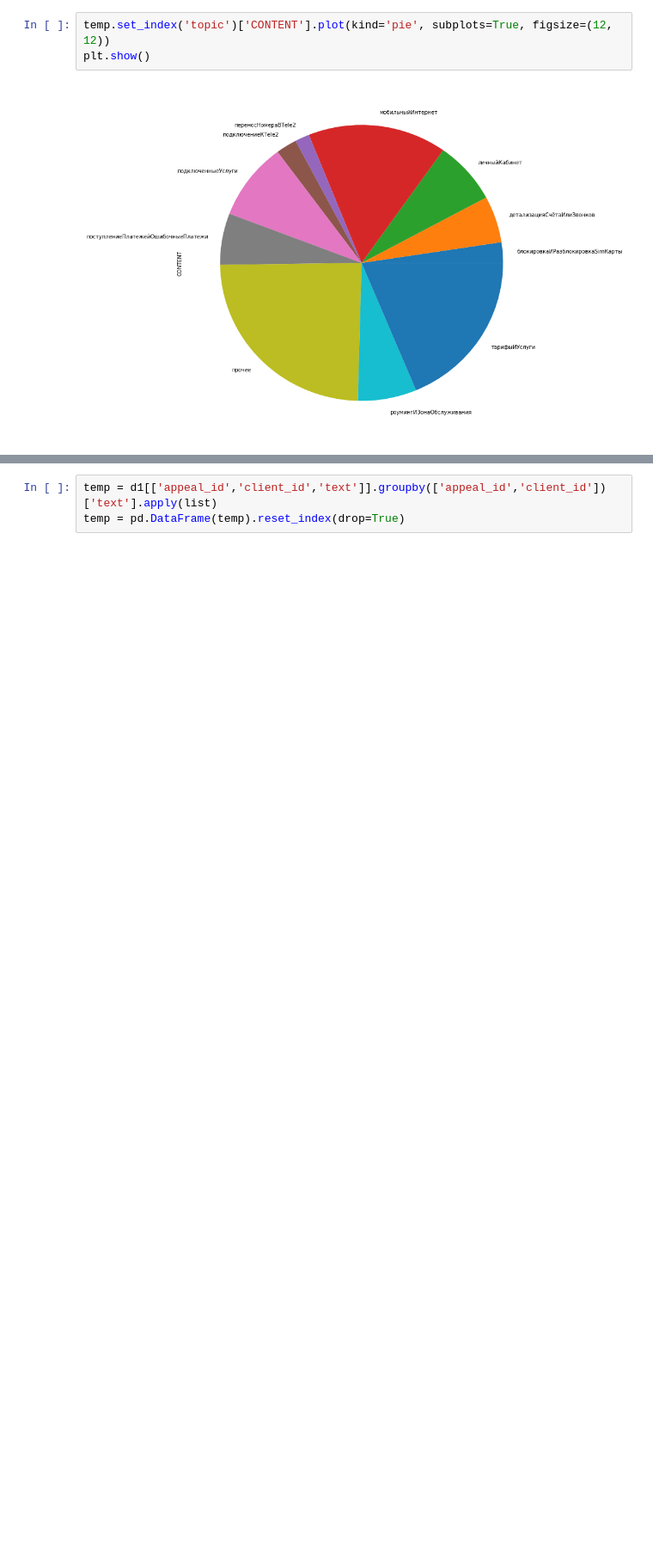
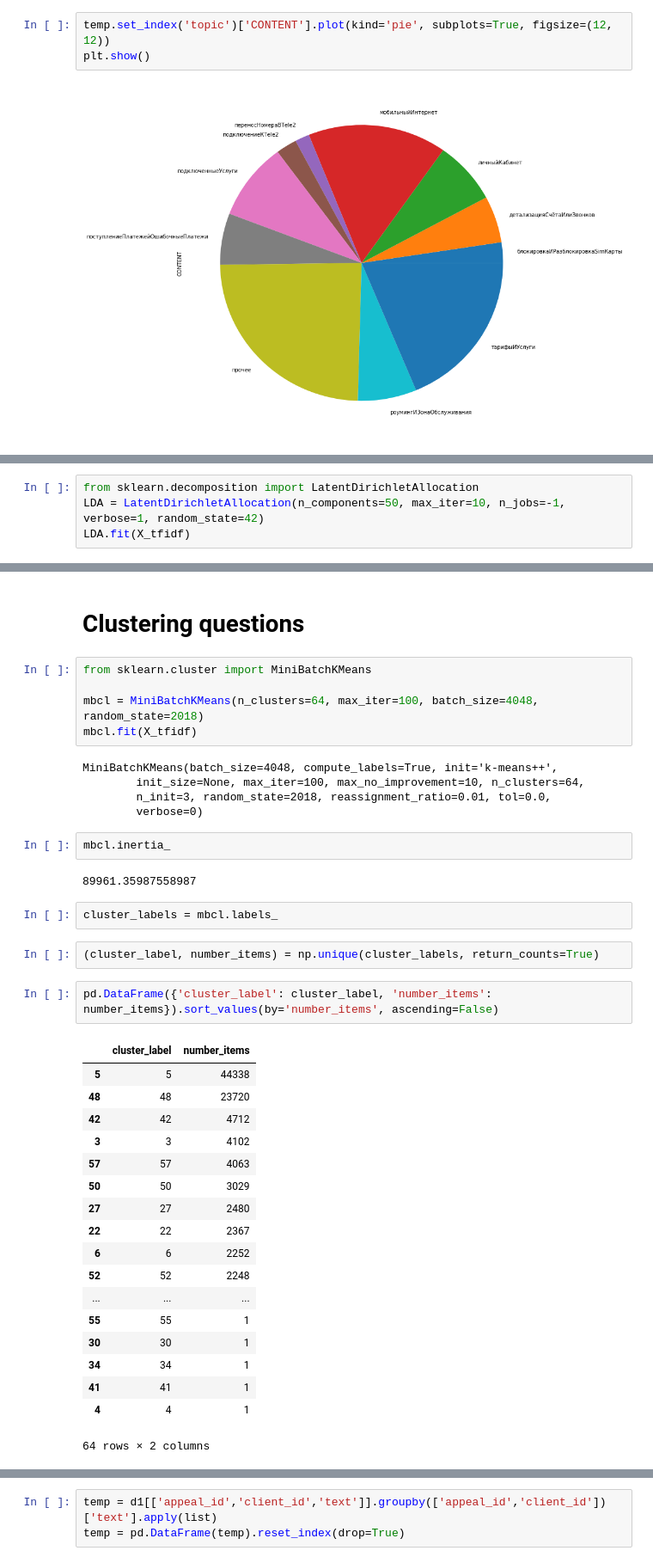
Before and after one commit to HackFactory/TELE2Hack, a Jupyter notebook: eda_new.ipynb, the cells around one changed output, grey strips where cells are left out. Shown at 86% size. Drawn from its saved outputs; the diff is of its cells as text; blank space fills up the shorter version.

Commit message:
ida + simple clustering

```diff
--- a/eda_new.ipynb
+++ b/eda_new.ipynb
@@ -105,0 +154,4 @@ print(temp['ANSWERTEXT'][4200])
+# %%
+from sklearn.decomposition import LatentDirichletAllocation
+LDA = LatentDirichletAllocation(n_components=50, max_iter=10, n_jobs=-1, verbose=1, random_state=42)
+LDA.fit(X_tfidf)
@@ -105,0 +201,41 @@ print(temp['ANSWERTEXT'][4200])
+# %% [markdown]
+# Clustering questions
+# %%
+from sklearn.cluster import MiniBatchKMeans
+
+mbcl = MiniBatchKMeans(n_clusters=64, max_iter=100, batch_size=4048, random_state=2018)
+mbcl.fit(X_tfidf)
+# %% [output]
+MiniBatchKMeans(batch_size=4048, compute_labels=True, init='k-means++',
+        init_size=None, max_iter=100, max_no_improvement=10, n_clusters=64,
+        n_init=3, random_state=2018, reassignment_ratio=0.01, tol=0.0,
+        verbose=0)
+# %%
+mbcl.inertia_
+# %% [output]
+89961.35987558987
+# %%
+cluster_labels = mbcl.labels_
+# %%
+(cluster_label, number_items) = np.unique(cluster_labels, return_counts=True)
+# %%
+pd.DataFrame({'cluster_label': cluster_label, 'number_items': number_items}).sort_values(by='number_items', ascending=False)
+# %% [output]
+|  | cluster_label | number_items |
+| 5 | 5 | 44338 |
+| 48 | 48 | 23720 |
+| 42 | 42 | 4712 |
+| 3 | 3 | 4102 |
+| 57 | 57 | 4063 |
+| 50 | 50 | 3029 |
+| 27 | 27 | 2480 |
+| 22 | 22 | 2367 |
+| 6 | 6 | 2252 |
+| 52 | 52 | 2248 |
+| ... | ... | ... |
+| 55 | 55 | 1 |
+| 30 | 30 | 1 |
+| 34 | 34 | 1 |
+| 41 | 41 | 1 |
+| 4 | 4 | 1 |
+64 rows × 2 columns
```
Also changed, not shown: parts of 13 cells of this notebook, 2 other files.
